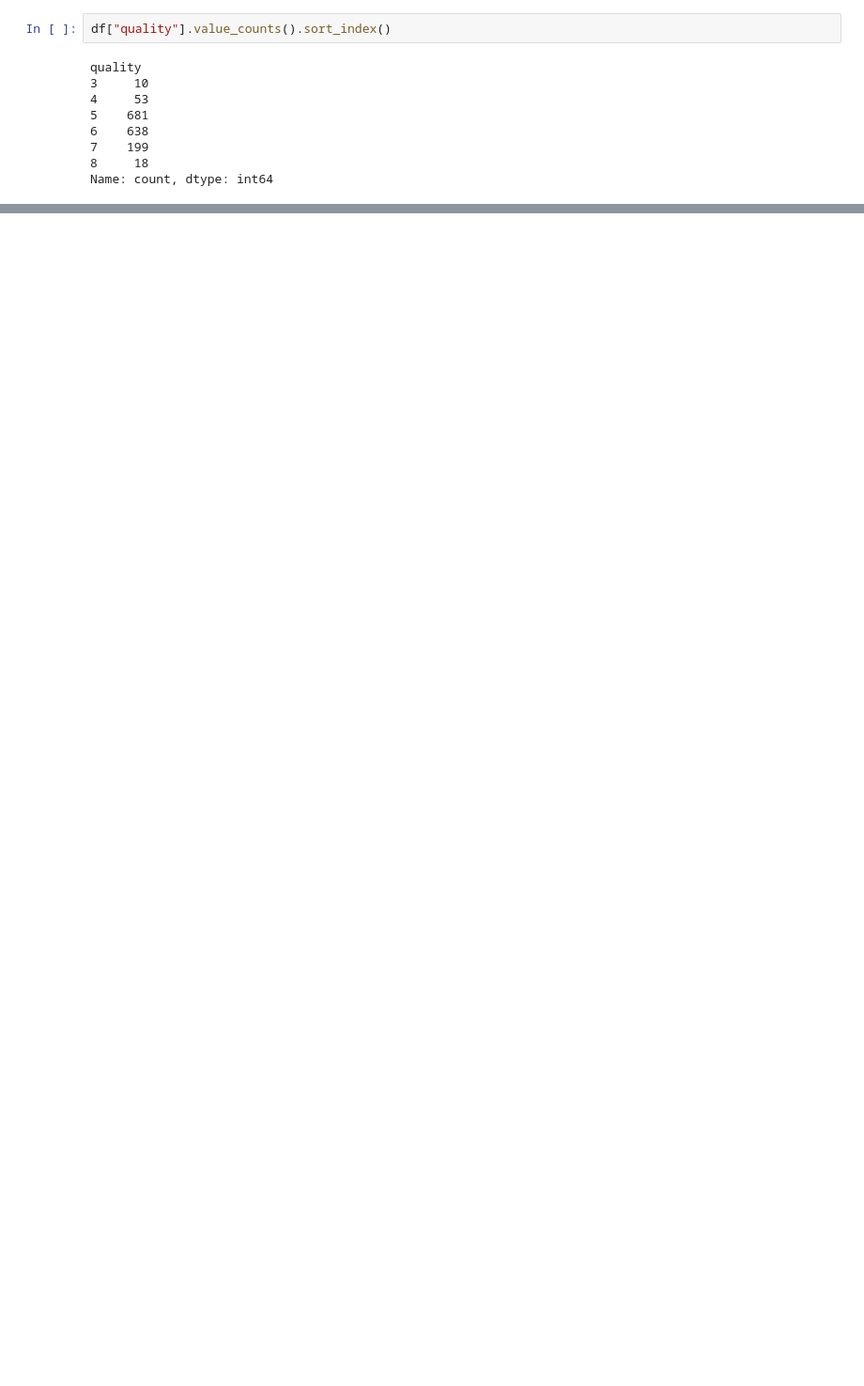
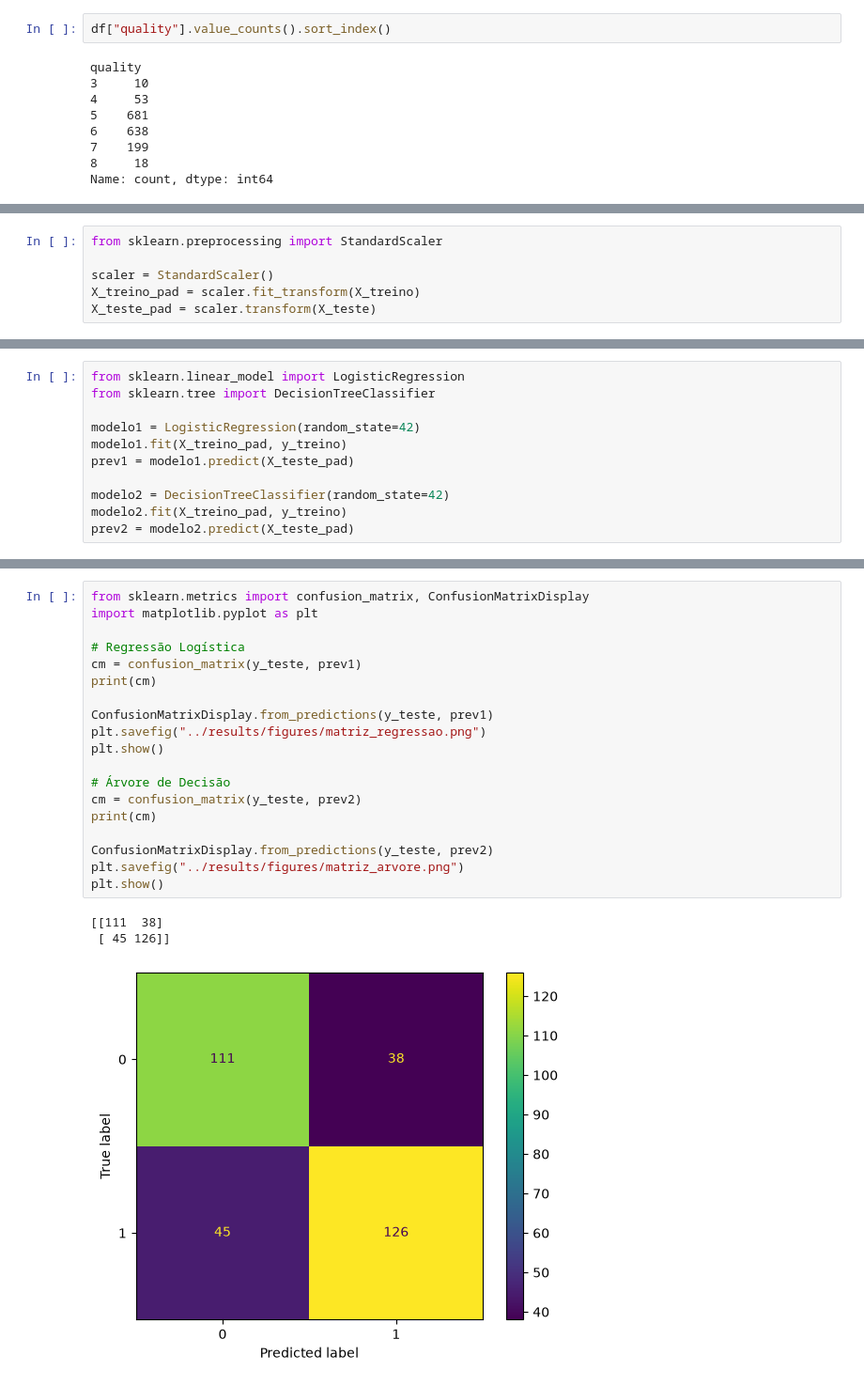
Before and after one commit to matheusvsmp/wine-quality-ml, a Jupyter notebook: notebooks/get_data.ipynb, the cells around one changed output, grey strips where cells are left out. Shown at 94% size. Cells and saved outputs as stored; diff of their text form; blank space fills up the shorter version.

Commit message:
add: matrix confusion

```diff
--- a/notebooks/get_data.ipynb
+++ b/notebooks/get_data.ipynb
@@ -54,0 +91,6 @@ Name: proportion, dtype: float64
+# %%
+from sklearn.preprocessing import StandardScaler
+
+scaler = StandardScaler()
+X_treino_pad = scaler.fit_transform(X_treino)
+X_teste_pad = scaler.transform(X_teste)
@@ -54,0 +99,11 @@ Name: proportion, dtype: float64
+# %%
+from sklearn.linear_model import LogisticRegression
+from sklearn.tree import DecisionTreeClassifier
+
+modelo1 = LogisticRegression(random_state=42)
+modelo1.fit(X_treino_pad, y_treino)
+prev1 = modelo1.predict(X_teste_pad)
+
+modelo2 = DecisionTreeClassifier(random_state=42)
+modelo2.fit(X_treino_pad, y_treino)
+prev2 = modelo2.predict(X_teste_pad)
@@ -54,0 +177,23 @@ Name: proportion, dtype: float64
+# %%
+from sklearn.metrics import confusion_matrix, ConfusionMatrixDisplay
+import matplotlib.pyplot as plt
+
+# Regressão Logística
+cm = confusion_matrix(y_teste, prev1)
+print(cm)
+
+ConfusionMatrixDisplay.from_predictions(y_teste, prev1)
+plt.savefig("../results/figures/matriz_regressao.png")
+plt.show()
+
+# Árvore de Decisão
+cm = confusion_matrix(y_teste, prev2)
+print(cm)
+
+ConfusionMatrixDisplay.from_predictions(y_teste, prev2)
+plt.savefig("../results/figures/matriz_arvore.png")
+plt.show()
+# %% [output]
+[[111  38]
+ [ 45 126]]
+[figure, added]
```
Also changed, not shown: parts of 18 cells of this notebook, 1 other file.
